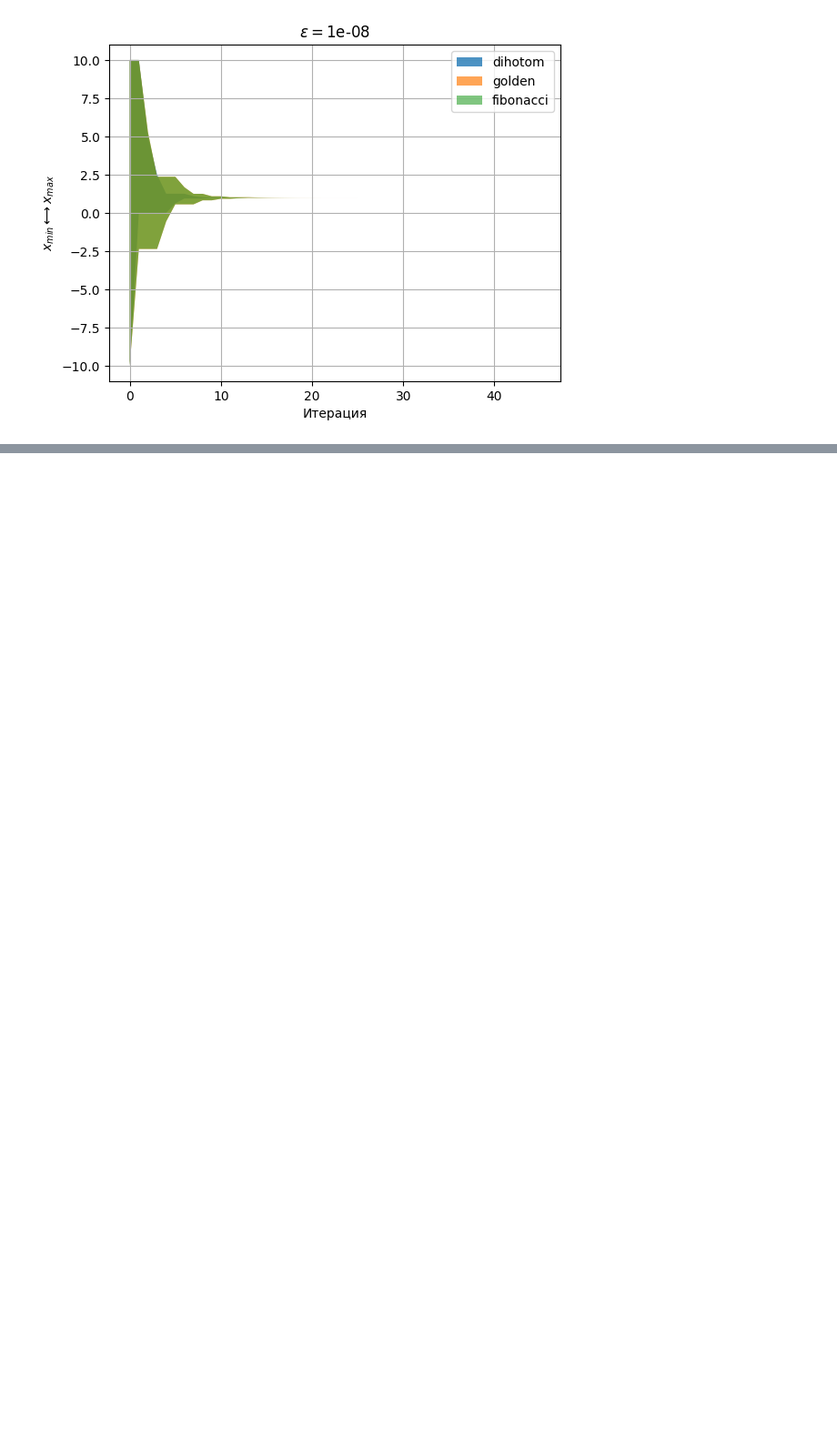
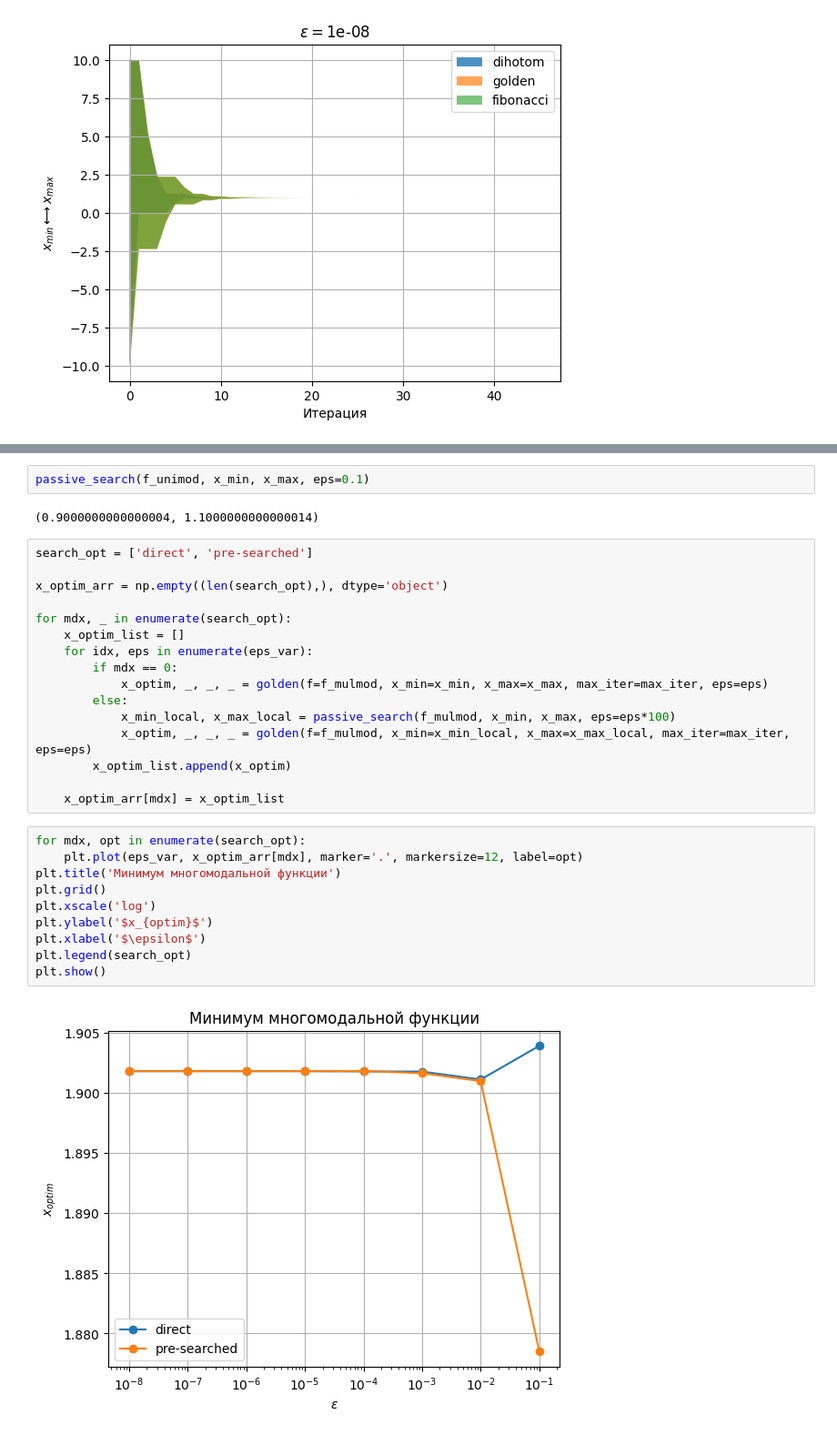
Before and after one commit to romangorbunov91/linear-search, a Jupyter notebook: notebook.ipynb, the cells around one changed output, grey strips where cells are left out. Shown at 91% size. Cells and saved outputs as stored; diff of their text form; blank space fills up the shorter version.

Commit message:
Update notebook.ipynb
Добавлен поиск минимума многомодальной функции.

```diff
--- a/notebook.ipynb
+++ b/notebook.ipynb
@@ -565,0 +589,32 @@ for idx, eps in enumerate(eps_var):
+# %%
+passive_search(f_unimod, x_min, x_max, eps=0.1)
+# %% [output]
+(0.9000000000000004, 1.1000000000000014)
+# %%
+search_opt = ['direct', 'pre-searched']
+
+x_optim_arr = np.empty((len(search_opt),), dtype='object')
+
+for mdx, _ in enumerate(search_opt):
+    x_optim_list = []
+    for idx, eps in enumerate(eps_var):
+        if mdx == 0:
+            x_optim, _, _, _ = golden(f=f_mulmod, x_min=x_min, x_max=x_max, max_iter=max_iter, eps=eps)
+        else:
+            x_min_local, x_max_local = passive_search(f_mulmod, x_min, x_max, eps=eps*100)
+            x_optim, _, _, _ = golden(f=f_mulmod, x_min=x_min_local, x_max=x_max_local, max_iter=max_iter, eps=eps)
+        x_optim_list.append(x_optim)
+
+    x_optim_arr[mdx] = x_optim_list
+# %%
+for mdx, opt in enumerate(search_opt):
+    plt.plot(eps_var, x_optim_arr[mdx], marker='.', markersize=12, label=opt)
+plt.title('Минимум многомодальной функции')
+plt.grid()
+plt.xscale('log')
+plt.ylabel('$x_{optim}$')
+plt.xlabel('$\epsilon$')
+plt.legend(search_opt)
+plt.show()
+# %% [output]
+[figure, added]
```
Also changed, not shown: parts of 3 cells of this notebook.
